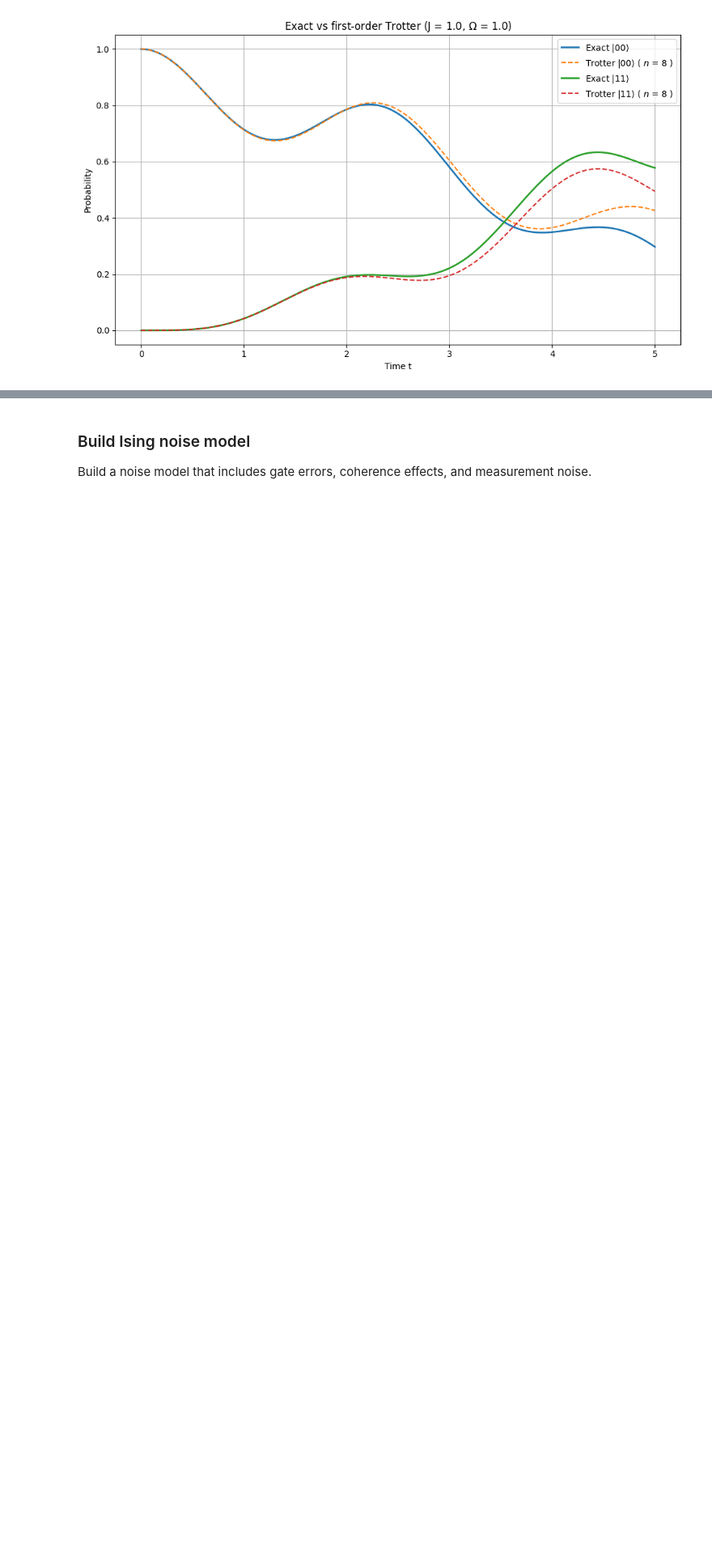
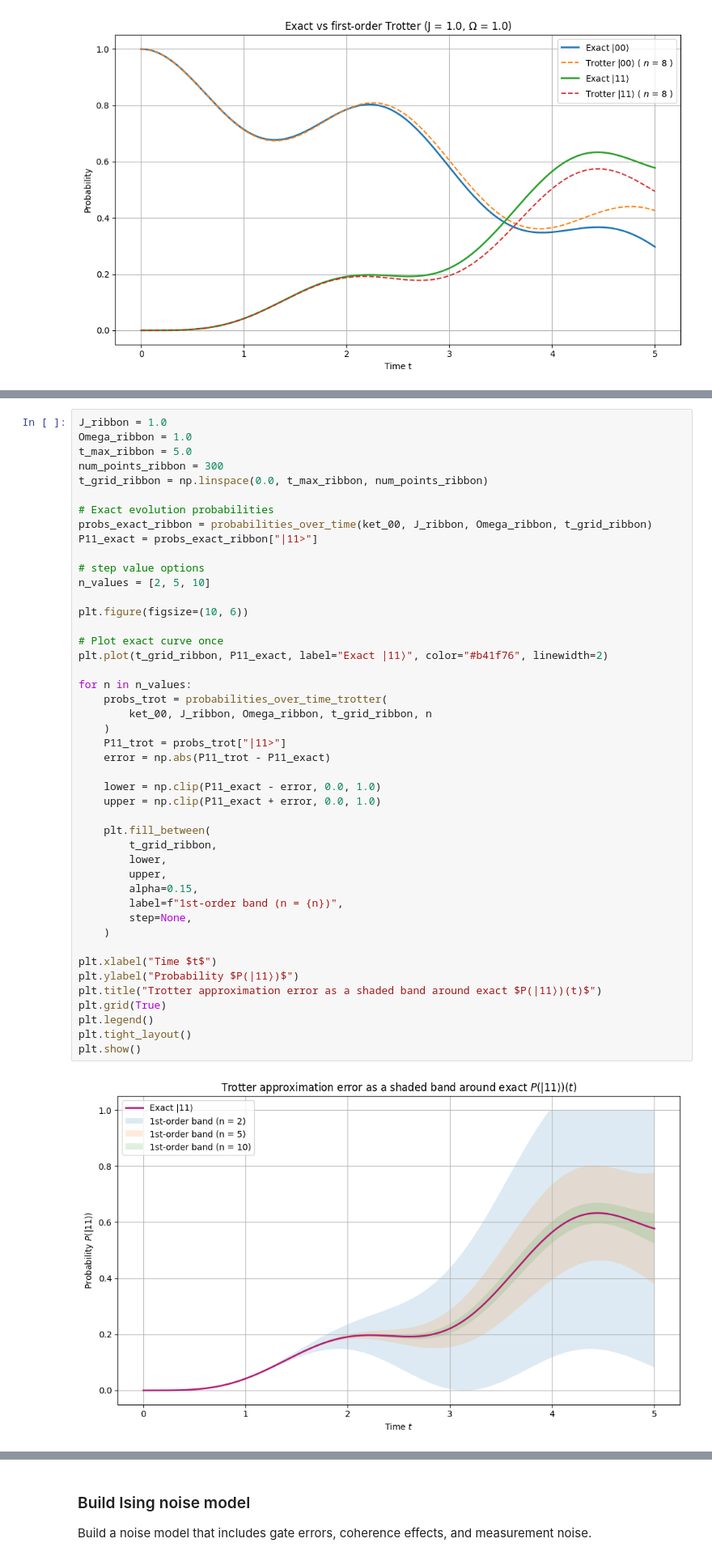
Before and after one commit to misha-ir/quantum-simulation-and-noise-analysis, a Jupyter notebook: phase_two.ipynb, the cells around one changed output, grey strips where cells are left out. Shown at 81% size. Cells and saved outputs as stored; diff of their text form; blank space fills up the shorter version.

```diff
--- a/phase_two.ipynb
+++ b/phase_two.ipynb
@@ -596,3 +620,50 @@ plt.show()
+# %%
+J_ribbon = 1.0
+Omega_ribbon = 1.0
+t_max_ribbon = 5.0
+num_points_ribbon = 300
+t_grid_ribbon = np.linspace(0.0, t_max_ribbon, num_points_ribbon)
+
+# Exact evolution probabilities
+probs_exact_ribbon = probabilities_over_time(ket_00, J_ribbon, Omega_ribbon, t_grid_ribbon)
+P11_exact = probs_exact_ribbon["|11>"]
+
+# step value options
+n_values = [2, 5, 10]
+
+plt.figure(figsize=(10, 6))
+
+# Plot exact curve once
+plt.plot(t_grid_ribbon, P11_exact, label="Exact |11⟩", color="#b41f76", linewidth=2)
+
+for n in n_values:
+    probs_trot = probabilities_over_time_trotter(
+        ket_00, J_ribbon, Omega_ribbon, t_grid_ribbon, n
+    )
+    P11_trot = probs_trot["|11>"]
+    error = np.abs(P11_trot - P11_exact)
+
+    lower = np.clip(P11_exact - error, 0.0, 1.0)
+    upper = np.clip(P11_exact + error, 0.0, 1.0)
+
+    plt.fill_between(
+        t_grid_ribbon,
+        lower,
+        upper,
+        alpha=0.15,
+        label=f"1st-order band (n = {n})",
+        step=None,
+    )
+
+plt.xlabel("Time $t$")
+plt.ylabel("Probability $P(|11⟩)$")
+plt.title("Trotter approximation error as a shaded band around exact $P(|11⟩)(t)$")
+plt.grid(True)
+plt.legend()
+plt.tight_layout()
+plt.show()
+# %% [output]
+[figure, added]
 # %% [markdown]
 ## Second-order Trotterization (Suzuki–Trotter)
 
```
Also changed, not shown: parts of 9 cells of this notebook.
